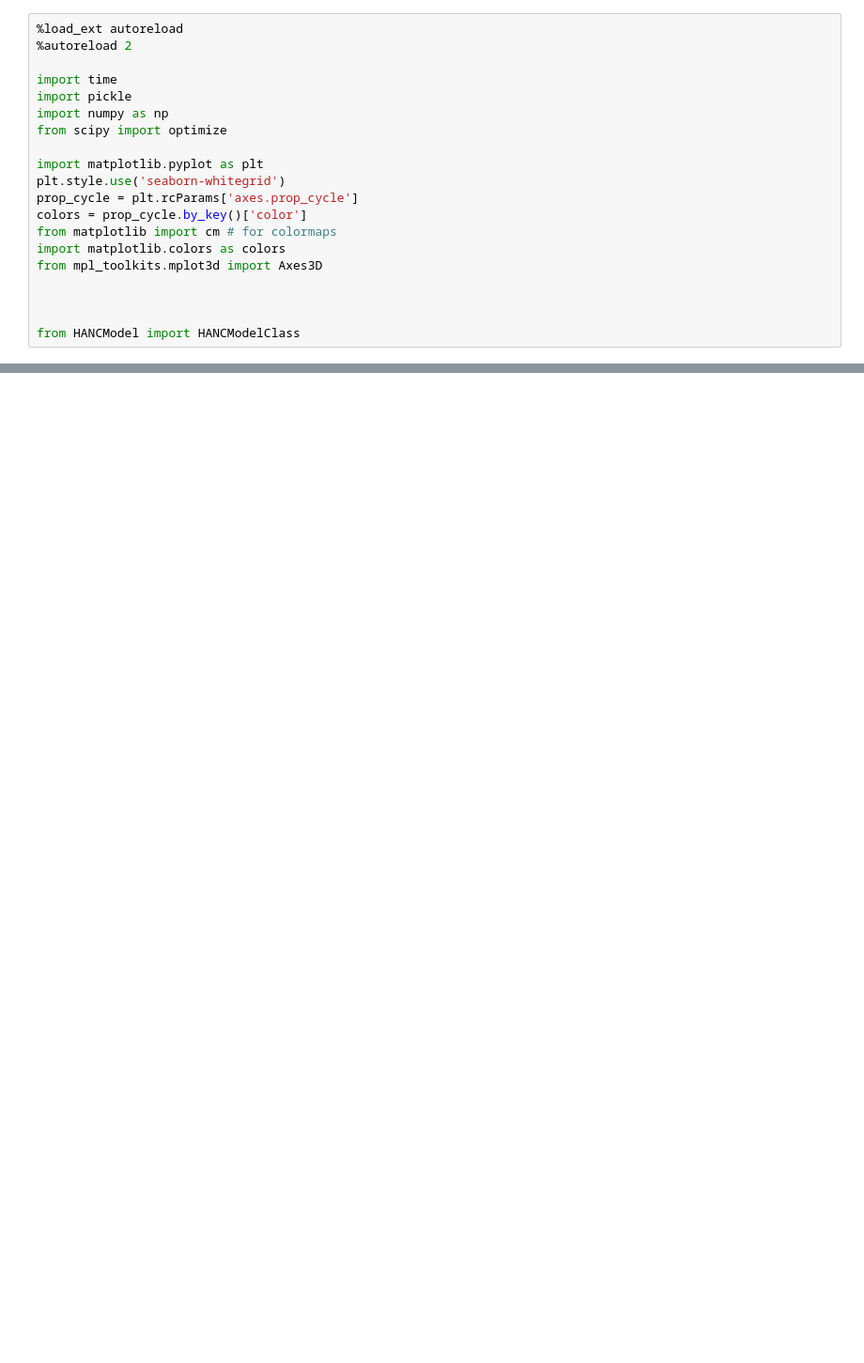
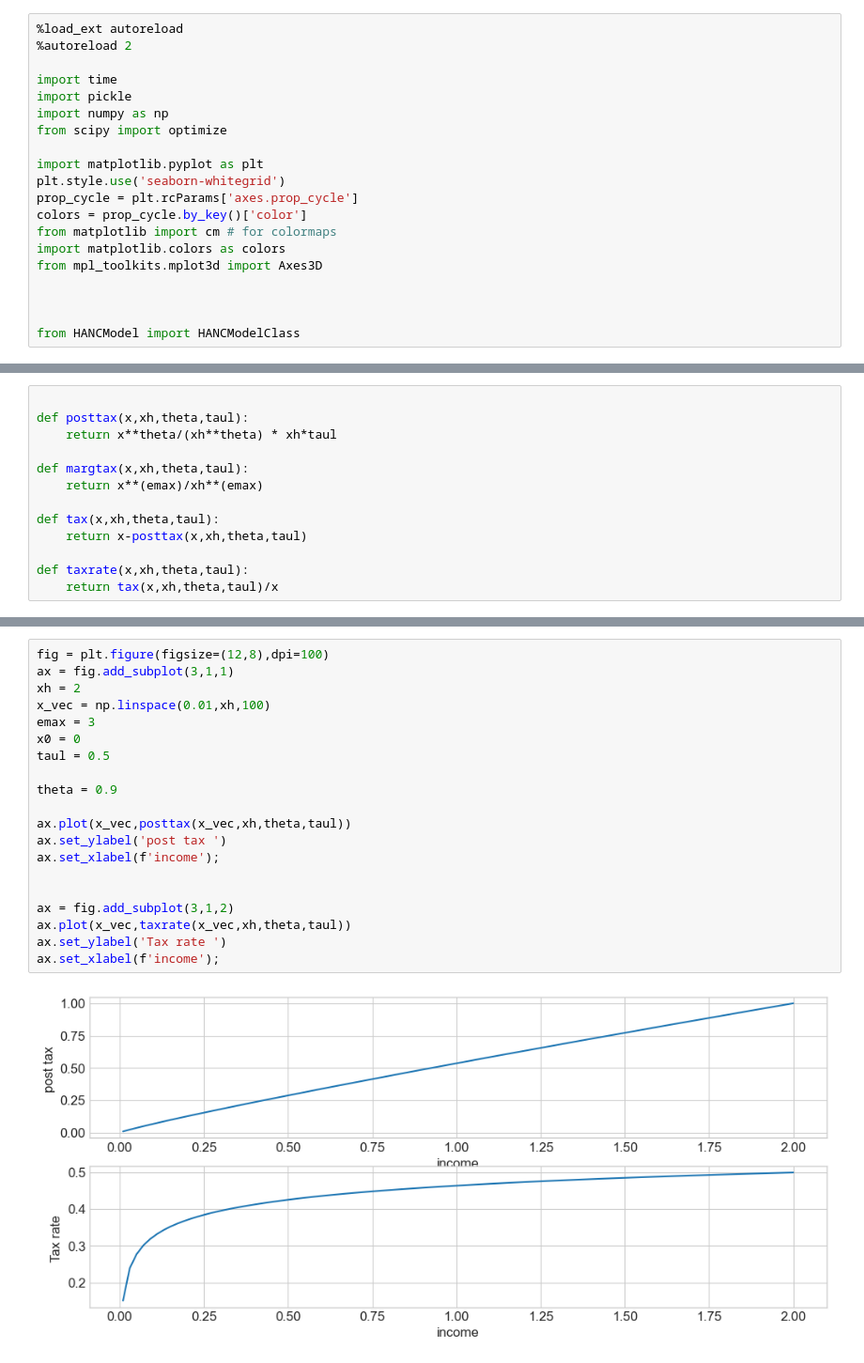
Before and after one commit to AskerNC/AdvMacroHet, a Jupyter notebook: Assignments/Handin/A1_hanc/test.ipynb, the cells around one changed output, grey strips where cells are left out. Shown at 94% size. Cells and saved outputs as stored; diff of their text form; blank space fills up the shorter version.

```diff
--- a/Assignments/Handin/A1_hanc/test.ipynb
+++ b/Assignments/Handin/A1_hanc/test.ipynb
@@ -81,0 +73,13 @@ plot_over_taugrid(model_dict,'w',zname='w')
+# %%
+
+def posttax(x,xh,theta,taul):
+    return x**theta/(xh**theta) * xh*taul
+
+def margtax(x,xh,theta,taul):
+    return x**(emax)/xh**(emax)
+
+def tax(x,xh,theta,taul):
+    return x-posttax(x,xh,theta,taul)
+
+def taxrate(x,xh,theta,taul):
+    return tax(x,xh,theta,taul)/x
@@ -81,0 +90,22 @@ plot_over_taugrid(model_dict,'w',zname='w')
+# %%
+fig = plt.figure(figsize=(12,8),dpi=100)
+ax = fig.add_subplot(3,1,1)
+xh = 2
+x_vec = np.linspace(0.01,xh,100)
+emax = 3
+x0 = 0
+taul = 0.5
+
+theta = 0.9
+
+ax.plot(x_vec,posttax(x_vec,xh,theta,taul))
+ax.set_ylabel('post tax ')
+ax.set_xlabel(f'income');
+
+
+ax = fig.add_subplot(3,1,2)
+ax.plot(x_vec,taxrate(x_vec,xh,theta,taul))
+ax.set_ylabel('Tax rate ')
+ax.set_xlabel(f'income');
+# %% [output]
+[figure, added]
```
Also changed, not shown: parts of 12 cells of this notebook, 11 other files.
